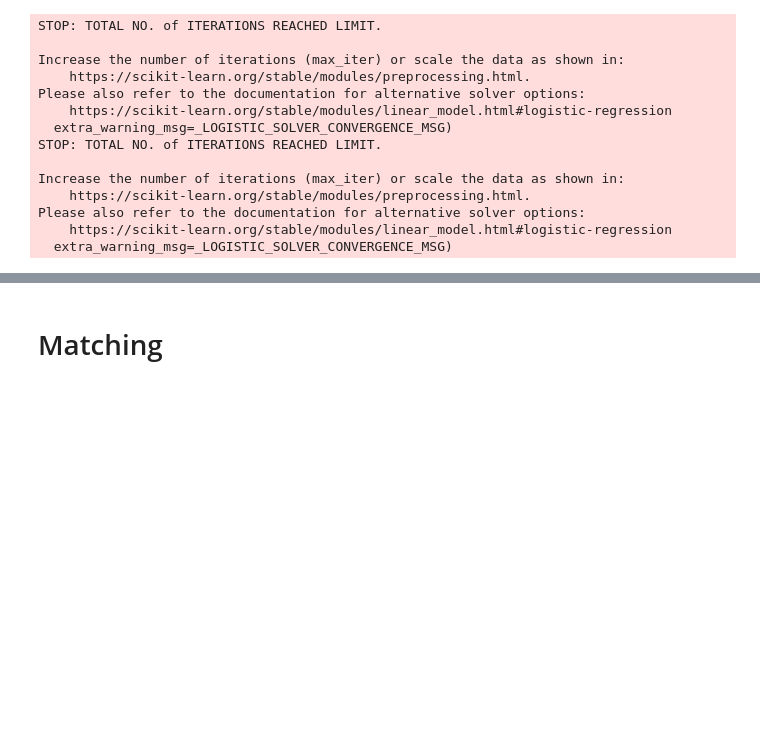
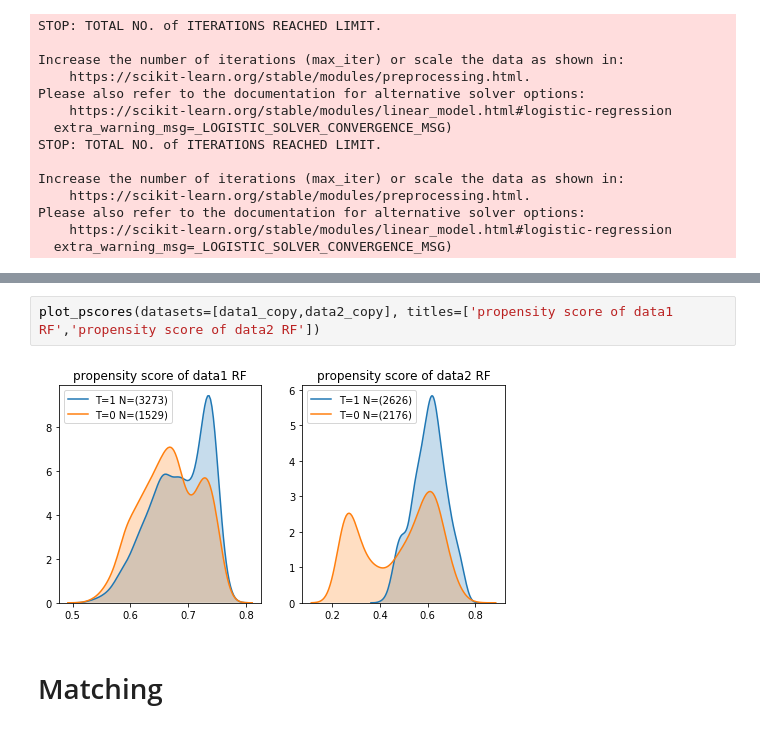
Before and after one commit to Amirgav-zz/CI_TAU_2019, a Jupyter notebook: HW/ex_4/Homework 4-20191222/data_exploration.ipynb, the cells around one changed output, grey strips where cells are left out. Saved outputs shown, nothing was run; the diff lists cells and outputs as text; blank space fills up the shorter version.

```diff
--- a/HW/ex_4/Homework 4-20191222/data_exploration.ipynb
+++ b/HW/ex_4/Homework 4-20191222/data_exploration.ipynb
@@ -230,3 +258,7 @@ plot_pscores(datasets=[data1_copy,data2_copy])
+# %%
+plot_pscores(datasets=[data1_copy,data2_copy], titles=['propensity score of data1 RF','propensity score of data2 RF'])
+# %% [output]
+[figure, added]
 # %% [markdown]
 # Matching
 # %%
```
Also changed, not shown: parts of 34 cells of this notebook, 3 other files.
